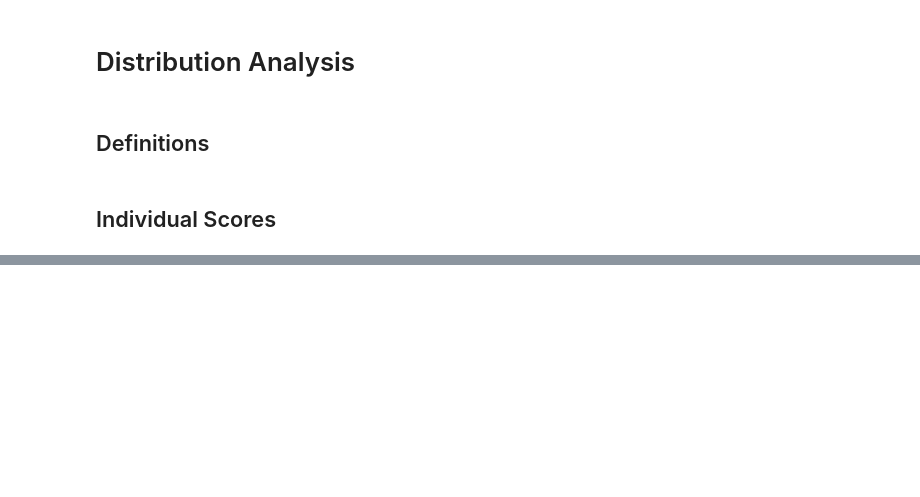
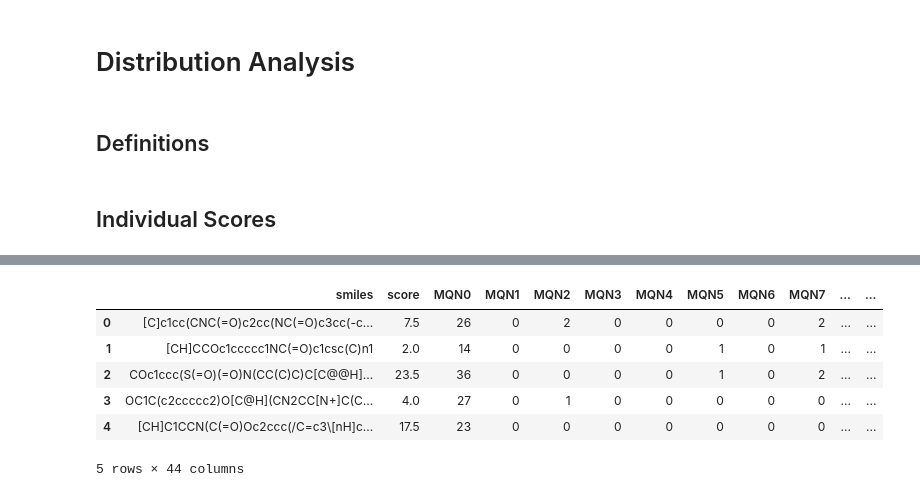
Before and after one commit to gregory-kyro/ChemSpaceAL, a Jupyter notebook: PCA fitting.ipynb, the cells around one changed output, grey strips where cells are left out. Saved outputs shown, nothing was run; the diff lists cells and outputs as text; code cells hidden in the pictures; blank space fills up the shorter version.

```diff
--- a/PCA fitting.ipynb
+++ b/PCA fitting.ipynb
@@ -610,0 +599,19 @@ array([0.18405689, 0.05313747, 0.05101234, 0.03719958, 0.03377713,
+# %%
+base_df = pd.read_csv(f"{SCORING_PATH}scored_dataframes/model1_baseline.csv")
+sub1_df = pd.read_csv(f"{SCORING_PATH}scored_dataframes/model1_softsub_al1.csv")
+div1_df = pd.read_csv(f"{SCORING_PATH}scored_dataframes/model1_softdiv_al1.csv")
+sub2_df = pd.read_csv(f"{SCORING_PATH}scored_dataframes/model1_softsub_al2.csv")
+div2_df = pd.read_csv(f"{SCORING_PATH}scored_dataframes/model1_softdiv_al2.csv")
+scored_base = gpt_base[gpt_base['smiles'].isin(base_df['smiles'].unique())]
+scored_sub1 = gpt_sub1[gpt_sub1['smiles'].isin(sub1_df['smiles'].unique())]
+scored_div1 = gpt_div1[gpt_div1['smiles'].isin(div1_df['smiles'].unique())]
+scored_sub2 = gpt_sub2[gpt_sub2['smiles'].isin(sub2_df['smiles'].unique())]
+scored_div2 = gpt_div2[gpt_div2['smiles'].isin(div2_df['smiles'].unique())]
+smiles, scores, descriptors = [], [], []
+for df in [base_df, sub1_df, div1_df, sub2_df, div2_df]:
+    smiles.extend(df['smiles'])
+    scores.extend(df['score'])
+descriptors_all = pd.concat([scored_base, scored_sub1, scored_div1, scored_sub2, scored_div2])
+scored_all = pd.concat([base_df, sub1_df, div1_df, sub2_df, div2_df])
+print(scored_all.shape)
+scored_all.head()
@@ -610,0 +626,29 @@ array([0.18405689, 0.05313747, 0.05101234, 0.03719958, 0.03377713,
+# %%
+from rdkit.Chem import rdMolDescriptors
+from rdkit import Chem
+
+def calculate_mqn_descriptors(df):
+    keyToData = {}
+    for index, row in tqdm(df.iterrows(), total=df.shape[0]):
+        smile = row['smiles']
+        mol = Chem.MolFromSmiles(smile)
+        if mol is None:
+            continue
+        keyToData.setdefault('smiles', []).append(smile)
+        keyToData.setdefault('score', []).append(row['score'])
+        descriptors = rdMolDescriptors.MQNs_(mol)
+        assert len(descriptors) == 42, f"Expected 42 descriptors, got {len(descriptors)}"
+        for i, descriptor in enumerate(descriptors):
+            keyToData.setdefault(f"MQN{i}", []).append(descriptor)
+    return pd.DataFrame(keyToData)
+
+mqn_df = calculate_mqn_descriptors(scored_all)
+mqn_df.head()
+# %% [output]
+|  | smiles | score | MQN0 | MQN1 | MQN2 | MQN3 | MQN4 | MQN5 | MQN6 | MQN7 | ... | ... |
+| 0 | [C]c1cc(CNC(=O)c2cc(NC(=O)c3cc(-c... | 7.5 | 26 | 0 | 2 | 0 | 0 | 0 | 0 | 2 | ... | ... |
+| 1 | [CH]CCOc1ccccc1NC(=O)c1csc(C)n1 | 2.0 | 14 | 0 | 0 | 0 | 0 | 1 | 0 | 1 | ... | ... |
+| 2 | COc1ccc(S(=O)(=O)N(CC(C)C)C[C@@H]... | 23.5 | 36 | 0 | 0 | 0 | 0 | 1 | 0 | 2 | ... | ... |
+| 3 | OC1C(c2ccccc2)O[C@H](CN2CC[N+]C(C... | 4.0 | 27 | 0 | 1 | 0 | 0 | 0 | 0 | 0 | ... | ... |
+| 4 | [CH]C1CCN(C(=O)Oc2ccc(/C=c3\[nH]c... | 17.5 | 23 | 0 | 0 | 0 | 0 | 0 | 0 | 0 | ... | ... |
+5 rows × 44 columns
```
Also changed, not shown: parts of 37 cells of this notebook, 22 other files.
